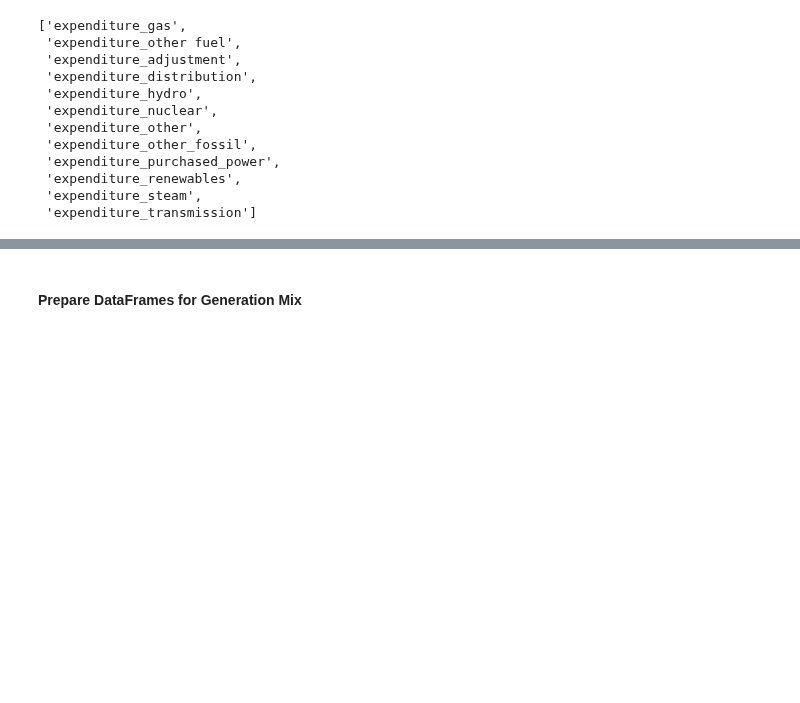
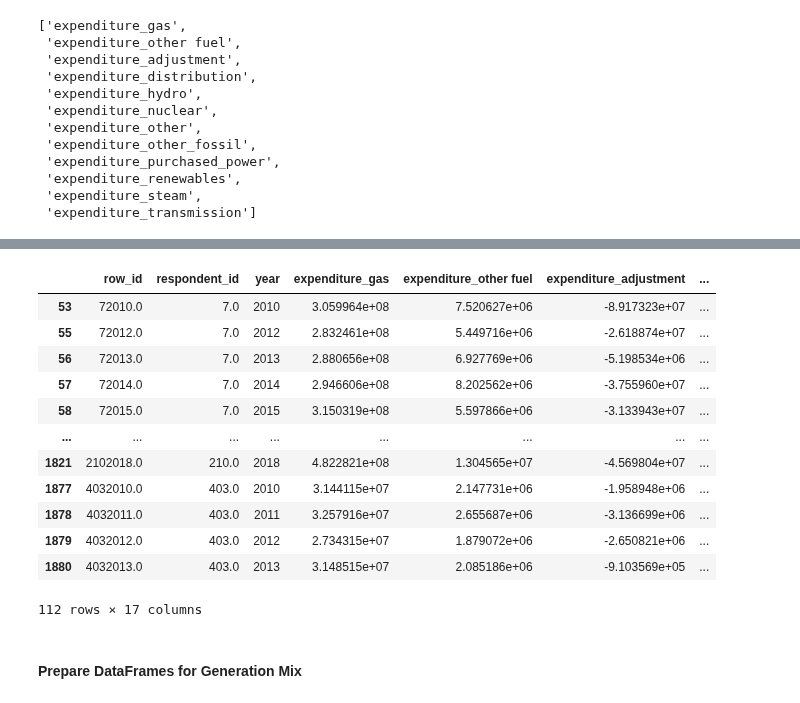
Before and after one commit to 2elle2/rmi-project, a Jupyter notebook: model/03_feature_engineering_v2.ipynb, the cells around one changed output, grey strips where cells are left out. Saved outputs shown, nothing was run; the diff lists cells and outputs as text; code cells hidden in the pictures; blank space fills up the shorter version.

```diff
--- a/model/03_feature_engineering_v2.ipynb
+++ b/model/03_feature_engineering_v2.ipynb
@@ -330,7 +289,7 @@ expenditure_column_names = ['row_id', 'respondent_id', 'year', 'expenditure_gas'
        'expenditure_purchased_power', 'expenditure_renewables',
        'expenditure_steam', 'expenditure_transmission']
 # %%
-expenditures_df = data_pre_2018_df[expenditure_column_names]
+expenditures_df = data_pre_2018_df[expenditure_column_names].copy()
 expenditures_df
 # %% [output]
 |  | row_id | respondent_id | year | expenditure_gas | expenditure_other fuel | expenditure_adjustment | ... |
@@ -398,3 +347,28 @@ See the caveats in the documentation: https://pandas.pydata.org/pandas-docs/stab
+# %%
+# Checking number of negative expenditures (excluding adjustments): 112
+expenditure_column_names_only_no_adj = ['expenditure_gas',
+       'expenditure_other fuel',
+       'expenditure_distribution', 'expenditure_hydro', 'expenditure_nuclear',
+       'expenditure_other', 'expenditure_other_fossil',
+       'expenditure_purchased_power', 'expenditure_renewables',
+       'expenditure_steam', 'expenditure_transmission']
+
+negative_expenditures_df = expenditures_df[(expenditures_df[expenditure_column_names_only_no_adj] < 0).any(axis=1)].copy()
+negative_expenditures_df
+# %% [output]
+|  | row_id | respondent_id | year | expenditure_gas | expenditure_other fuel | expenditure_adjustment | ... |
+| 53 | 72010.0 | 7.0 | 2010 | 3.059964e+08 | 7.520627e+06 | -8.917323e+07 | ... |
+| 55 | 72012.0 | 7.0 | 2012 | 2.832461e+08 | 5.449716e+06 | -2.618874e+07 | ... |
+| 56 | 72013.0 | 7.0 | 2013 | 2.880656e+08 | 6.927769e+06 | -5.198534e+06 | ... |
+| 57 | 72014.0 | 7.0 | 2014 | 2.946606e+08 | 8.202562e+06 | -3.755960e+07 | ... |
+| 58 | 72015.0 | 7.0 | 2015 | 3.150319e+08 | 5.597866e+06 | -3.133943e+07 | ... |
+| ... | ... | ... | ... | ... | ... | ... | ... |
+| 1821 | 2102018.0 | 210.0 | 2018 | 4.822821e+08 | 1.304565e+07 | -4.569804e+07 | ... |
+| 1877 | 4032010.0 | 403.0 | 2010 | 3.144115e+07 | 2.147731e+06 | -1.958948e+06 | ... |
+| 1878 | 4032011.0 | 403.0 | 2011 | 3.257916e+07 | 2.655687e+06 | -3.136699e+06 | ... |
+| 1879 | 4032012.0 | 403.0 | 2012 | 2.734315e+07 | 1.879072e+06 | -2.650821e+06 | ... |
+| 1880 | 4032013.0 | 403.0 | 2013 | 3.148515e+07 | 2.085186e+06 | -9.103569e+05 | ... |
+112 rows × 17 columns
 # %% [markdown]
 #### Prepare DataFrames for Generation Mix
 # %%
```
Also changed, not shown: parts of 44 cells of this notebook.
